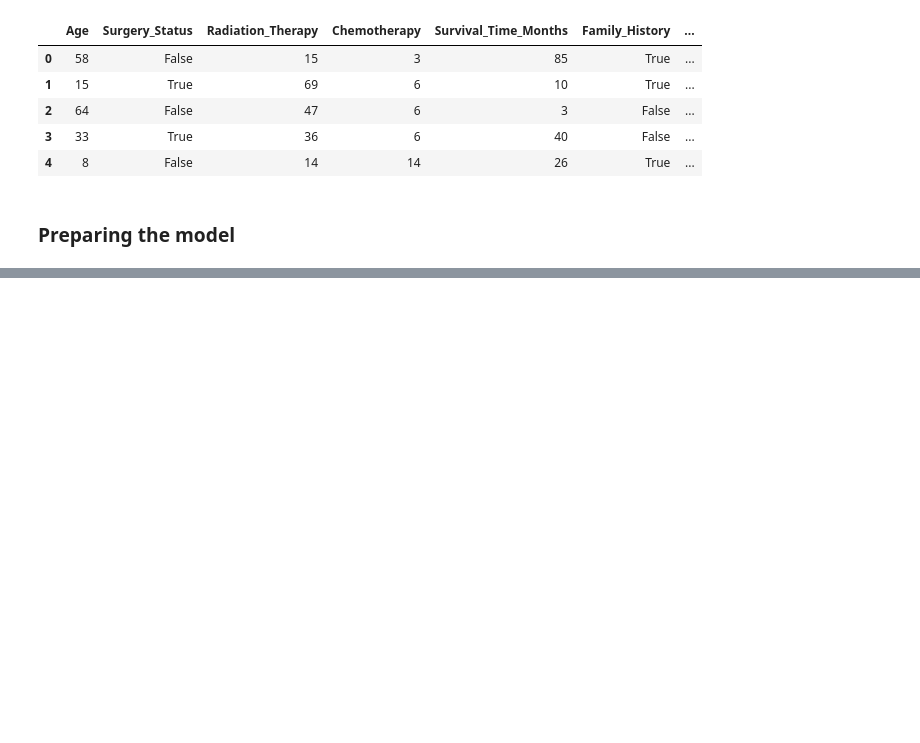
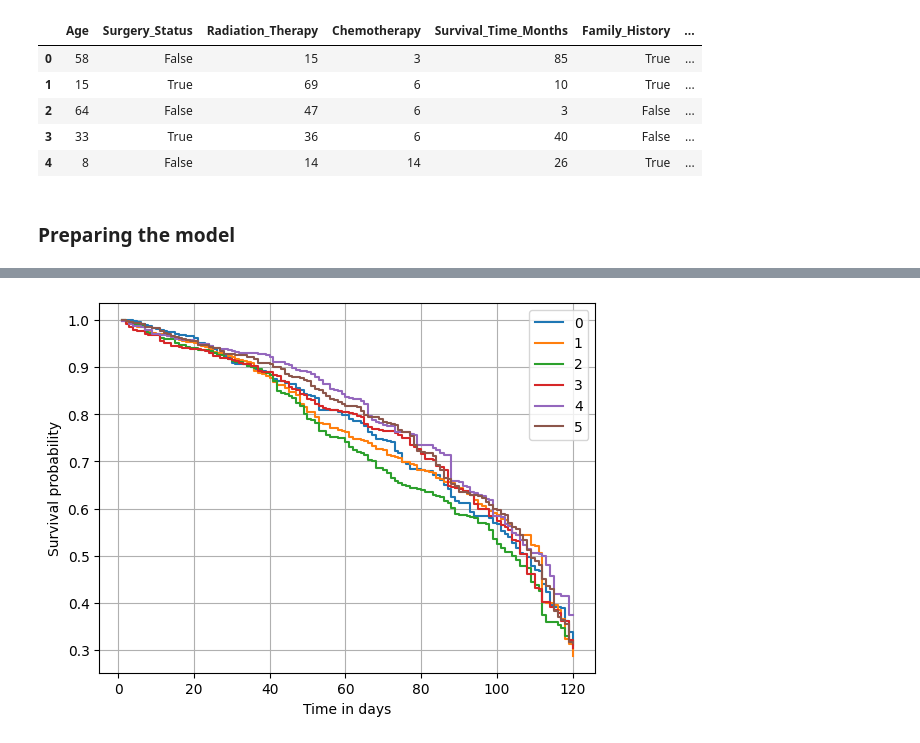
Before and after one commit to kgorog989/datas, a Jupyter notebook: cancer_ml.ipynb, the cells around one changed output, grey strips where cells are left out. Saved outputs shown, nothing was run; the diff lists cells and outputs as text; code cells hidden in the pictures; blank space fills up the shorter version.

```diff
--- a/cancer_ml.ipynb
+++ b/cancer_ml.ipynb
@@ -56,3 +54,16 @@ X = df_new.drop(columns=["Survival_Time_Months", "Outcome_Status_Deceased", "Out
 from sklearn.model_selection import train_test_split
 
 X_train, X_test, y_train, y_test = train_test_split(X, y, test_size=0.2, random_state=42)
+# %%
+from sksurv.ensemble import RandomSurvivalForest
+
+rsf = RandomSurvivalForest(
+    n_estimators=100,
+    min_samples_split=10,
+    min_samples_leaf=15,
+    max_features="sqrt",
+    n_jobs=-1,
+    random_state=42
+)
+
+rsf.fit(X_train, y_train)
@@ -58,0 +78,11 @@ X_train, X_test, y_train, y_test = train_test_split(X, y, test_size=0.2, random_
+# %%
+rsf = RandomSurvivalForest(
+    n_estimators=200,
+    min_samples_split=5,
+    min_samples_leaf=10,
+    max_features="sqrt",
+    random_state=42,
+    n_jobs=-1
+)
+
+rsf.fit(X_train, y_train)
@@ -58,0 +97,5 @@ X_train, X_test, y_train, y_test = train_test_split(X, y, test_size=0.2, random_
+# %%
+X_test_sorted = X_test.sort_values(by=["Family_History", "Radiation_Therapy"])
+X_test_sel = pd.concat((X_test_sorted.head(3), X_test_sorted.tail(3)))
+
+X_test_sel
@@ -58,0 +120,11 @@ X_train, X_test, y_train, y_test = train_test_split(X, y, test_size=0.2, random_
+# %%
+surv = rsf.predict_survival_function(X_test_sel, return_array=True)
+
+for i, s in enumerate(surv):
+    plt.step(rsf.unique_times_, s, where="post", label=str(i))
+plt.ylabel("Survival probability")
+plt.xlabel("Time in days")
+plt.legend()
+plt.grid(True)
+# %% [output]
+[figure, added]
```
Also changed, not shown: parts of 10 cells of this notebook.
